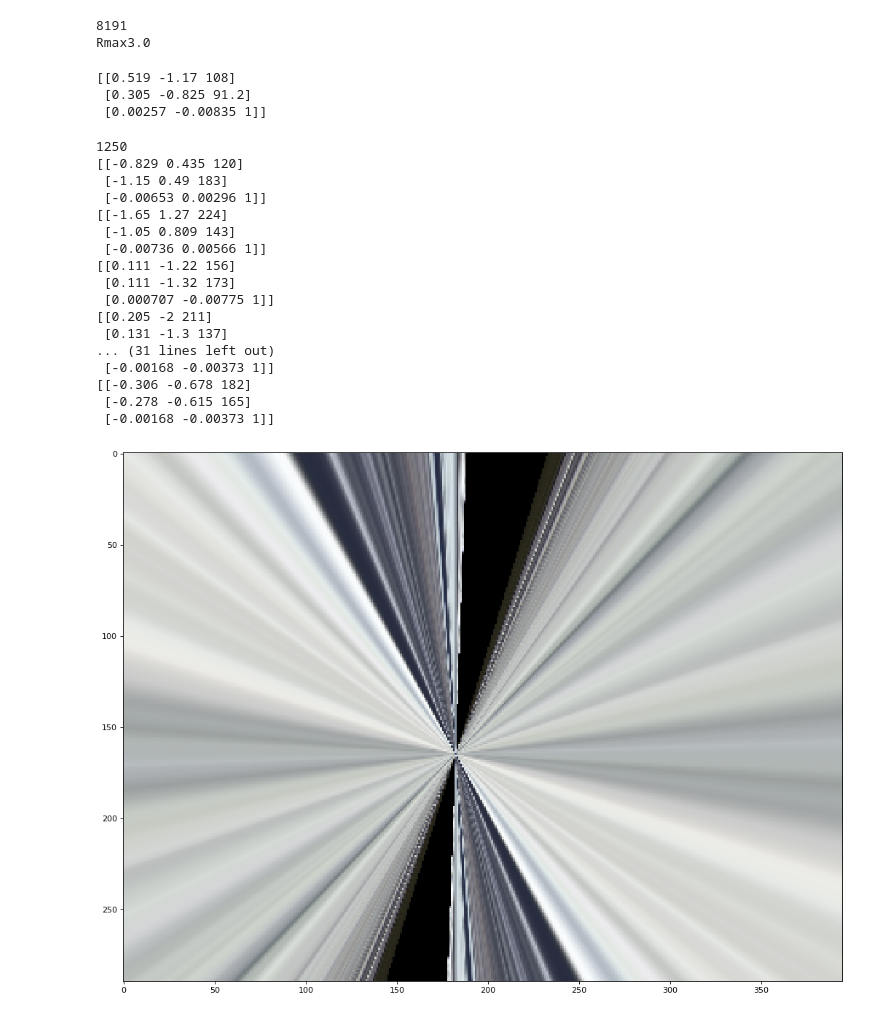
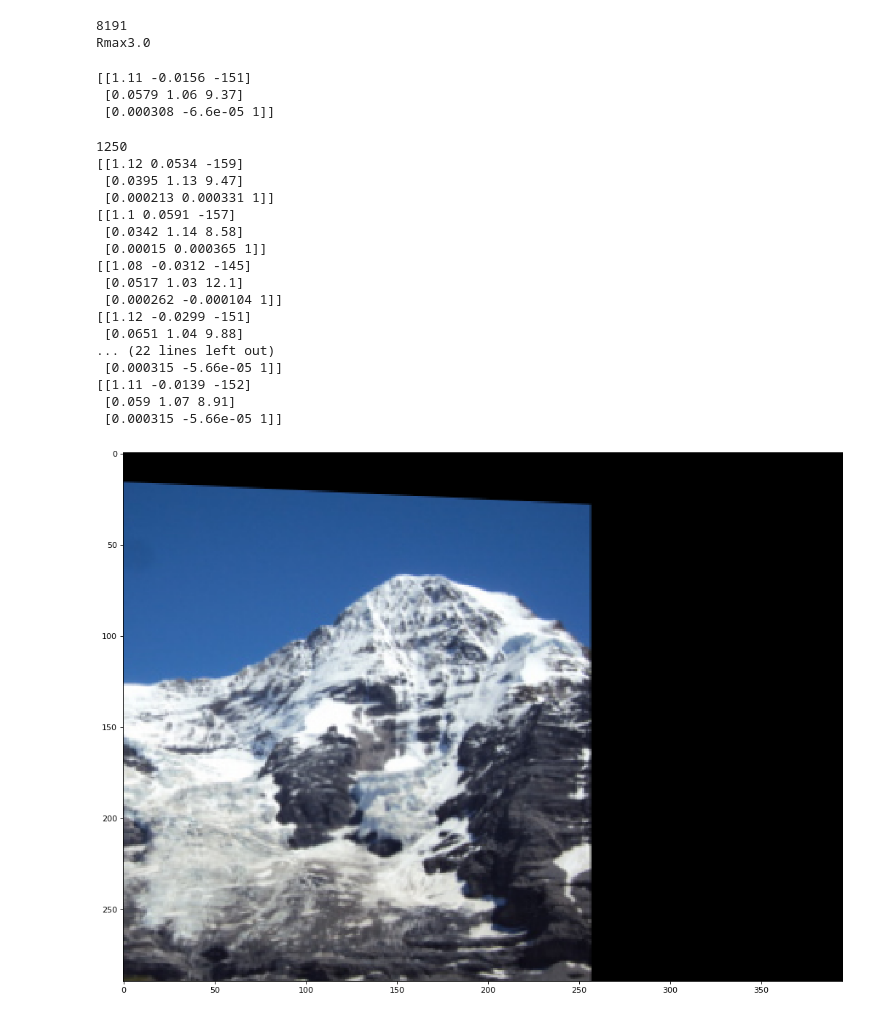
Before and after one commit to shortstheory/cis581-3a, a Jupyter notebook: Playground.ipynb, the cells around one changed output. Cells and saved outputs as stored; diff of their text form; code cells hidden in the pictures.

```diff
--- a/Playground.ipynb
+++ b/Playground.ipynb
@@ -61,15 +54,14 @@ y2=[]
 for k,idx in enumerate(m):
     if (idx != -1):
         # is 0 x or 1 x?
-        x1.append(X1[idx])
-        y1.append(Y1[idx])
-        x2.append(X2[k])
-        y2.append(Y2[k])
+        x1.append(X1[k])
+        y1.append(Y1[k])
+        x2.append(X2[idx])
+        y2.append(Y2[idx])
 x1=np.array(x1)
 x2=np.array(x2)
 y1=np.array(y1)
 y2=np.array(y2)
-# print(X1.shape)
 # %%
 f=np.vstack((x1,y1))
 points1 = f.T
@@ -78,37 +70,37 @@ points2 = g.T
 H, mask = cv2.findHomography(points1, points2,cv2.RANSAC)
 print(H)
 # %% [output]
-[[0.519 -1.17 108]
- [0.305 -0.825 91.2]
- [0.00257 -0.00835 1]]
+[[1.11 -0.0156 -151]
+ [0.0579 1.06 9.37]
+ [0.000308 -6.6e-05 1]]
 # %%
 print(len(x1))
-H, inlier_ind=ransac_est_homography(x1,y1,x2,y2,0.005)
+H, inlier_ind=ransac_est_homography(x1,y1,x2,y2,5)
 
 result = cv2.warpPerspective(img1, H,(int(img1.shape[1]), int(img1.shape[0])))#,flags=cv2.INTER_LINEAR)
 fig=plt.figure(figsize=(16, 12), dpi= 80, facecolor='w', edgecolor='k')
 print(H)
 plt.imshow(cv2.cvtColor(result, cv2.COLOR_BGR2RGB))
 plt.show()
 # %% [output]
 1250
-[[-0.829 0.435 120]
- [-1.15 0.49 183]
- [-0.00653 0.00296 1]]
-[[-1.65 1.27 224]
- [-1.05 0.809 143]
- [-0.00736 0.00566 1]]
-[[0.111 -1.22 156]
- [0.111 -1.32 173]
- [0.000707 -0.00775 1]]
-[[0.205 -2 211]
- [0.131 -1.3 137]
-... (31 lines left out)
- [-0.00168 -0.00373 1]]
-[[-0.306 -0.678 182]
- [-0.278 -0.615 165]
- [-0.00168 -0.00373 1]]
+[[1.12 0.0534 -159]
+ [0.0395 1.13 9.47]
+ [0.000213 0.000331 1]]
+[[1.1 0.0591 -157]
+ [0.0342 1.14 8.58]
+ [0.00015 0.000365 1]]
+[[1.08 -0.0312 -145]
+ [0.0517 1.03 12.1]
+ [0.000262 -0.000104 1]]
+[[1.12 -0.0299 -151]
+ [0.0651 1.04 9.88]
+... (22 lines left out)
+ [0.000315 -5.66e-05 1]]
+[[1.11 -0.0139 -152]
+ [0.059 1.07 8.91]
+ [0.000315 -5.66e-05 1]]
-[figure, old version]
+[figure, new version]
 # %%
 mask = np.array(inlier_ind, dtype=bool)
 
```
Also changed, not shown: parts of 7 cells of this notebook, 2 other files.
